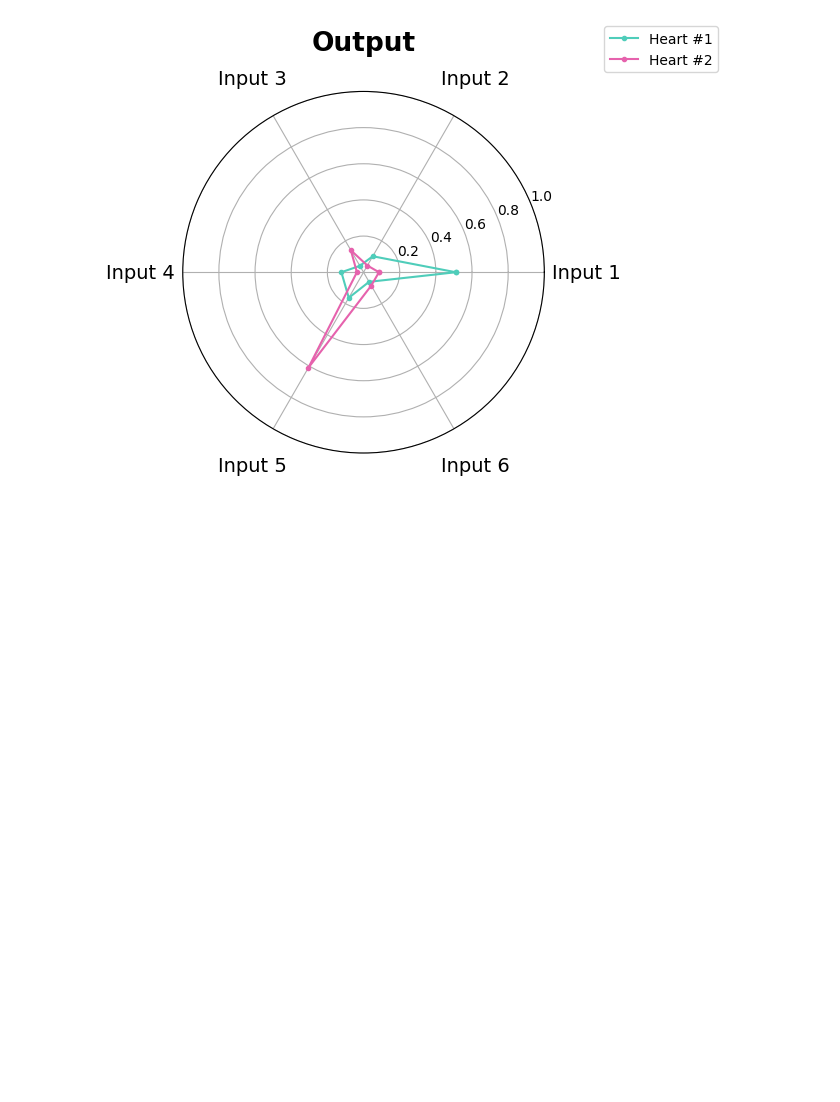
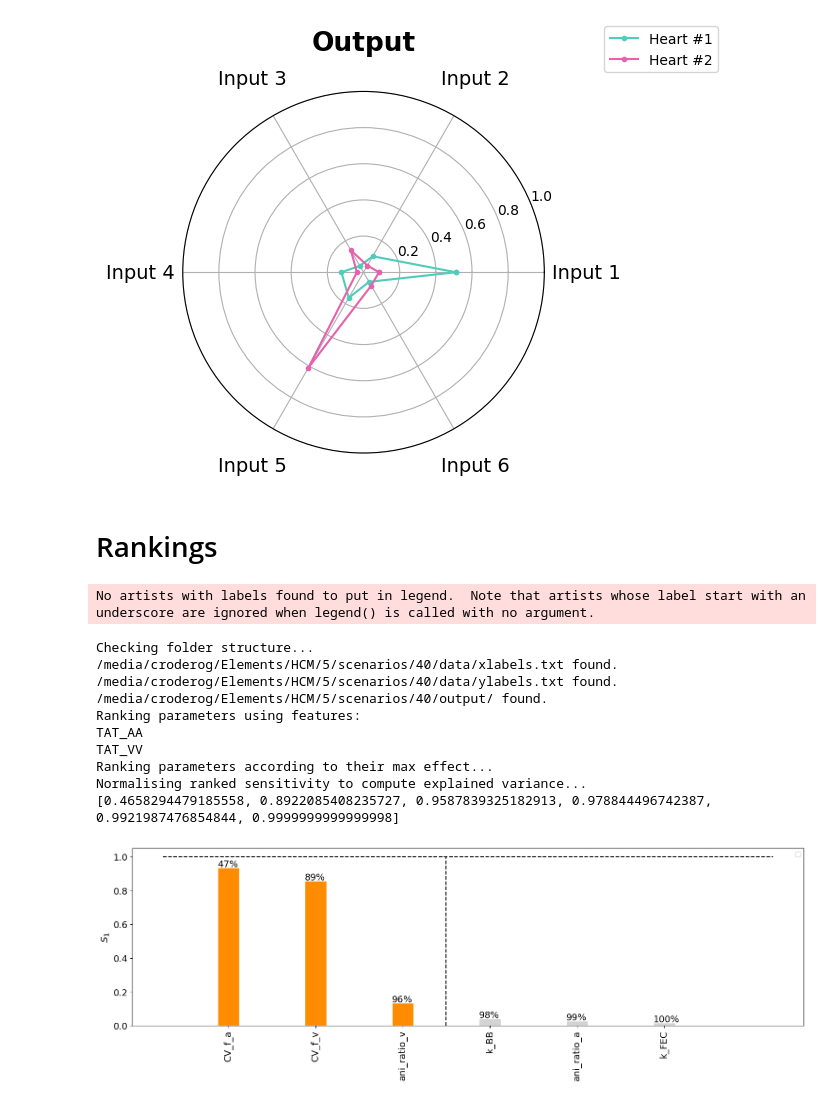
Before and after one commit to CEMRG-publications/Rodero_2026_JMCC, a Jupyter notebook: notebooks/plot_GSA.ipynb, the cells around one changed output. Saved outputs shown, nothing was run; the diff lists cells and outputs as text; code cells hidden in the pictures; blank space fills up the shorter version.

```diff
--- a/notebooks/plot_GSA.ipynb
+++ b/notebooks/plot_GSA.ipynb
@@ -269,3 +288,5 @@ plt.tight_layout()
 plt.savefig(f"{savepath}/{figname}.png", bbox_inches="tight", dpi=300)
 # %% [output]
 [figure]
+# %% [markdown]
+# Rankings
@@ -271,0 +541,44 @@ plt.savefig(f"{savepath}/{figname}.png", bbox_inches="tight", dpi=300)
+# %%
+
+heart="5"
+scenario="40"
+
+base_path=f"/media/croderog/Elements/HCM/{heart}/scenarios/{scenario}"
+figures_path = f"{base_path}/figures"
+
+gsa_parameters_ranking_S_free_pathfile(loadpath = f"{base_path}/data/",
+                                                loadpath_sobol = f"{base_path}/output/",
+                                                gsa_mode                  = "Si_total",
+                                                mode                      = "max",
+                                                threshold_cutoff          = 0.,
+                                                output_file               = None,
+                                                features_file             = None,
+                                                important_params_idx_file = None)
+
+plot_rank_GSA_free_th_color(datapath        = f"{base_path}/data/",
+                           loadpath        = f"{base_path}/output/",
+                           rank_file       = None,
+                           criterion       = "Si_total",
+                           mode            = "max",
+                           figname         = os.path.join(figures_path,"Rank_max.png"),
+                           normalise       = False,
+                           th              = 0,
+                           annotate        = True,
+                           figsize         = (15,5),
+                           fontsize        = 14,
+                           xlabels_latex   = None,
+                           separate_colors = True,
+                           color_important = None)
+# %% [output]
+No artists with labels found to put in legend.  Note that artists whose label start with an underscore are ignored when legend() is called with no argument.
+Checking folder structure...
+/media/croderog/Elements/HCM/5/scenarios/40/data/xlabels.txt found.
+/media/croderog/Elements/HCM/5/scenarios/40/data/ylabels.txt found.
+/media/croderog/Elements/HCM/5/scenarios/40/output/ found.
+Ranking parameters using features:
+TAT_AA
+TAT_VV
+Ranking parameters according to their max effect...
+Normalising ranked sensitivity to compute explained variance...
+[0.4658294479185558, 0.8922085408235727, 0.9587839325182913, 0.978844496742387, 0.9921987476854844, 0.9999999999999998]
+[figure, added]
```
Also changed, not shown: parts of 6 cells of this notebook.
